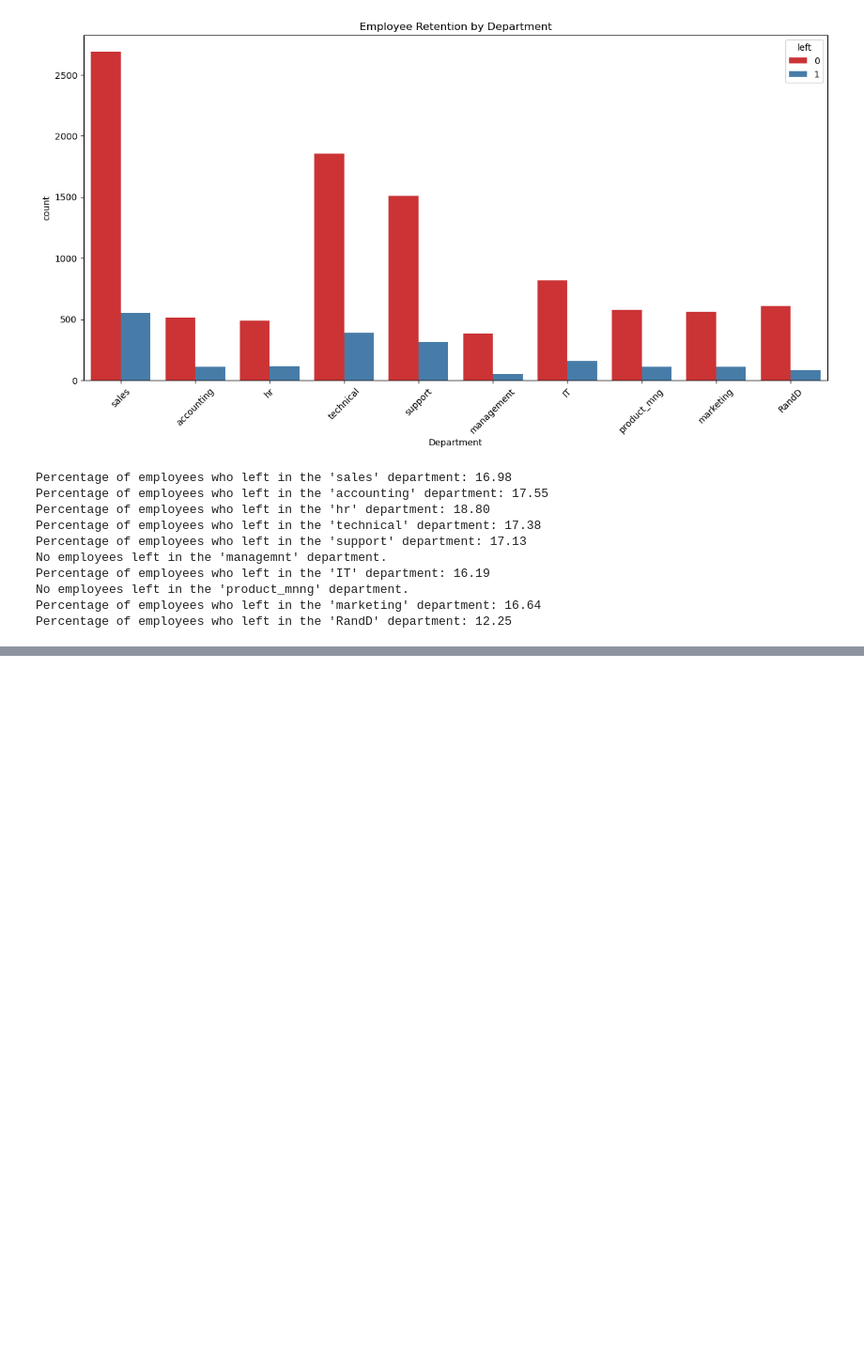
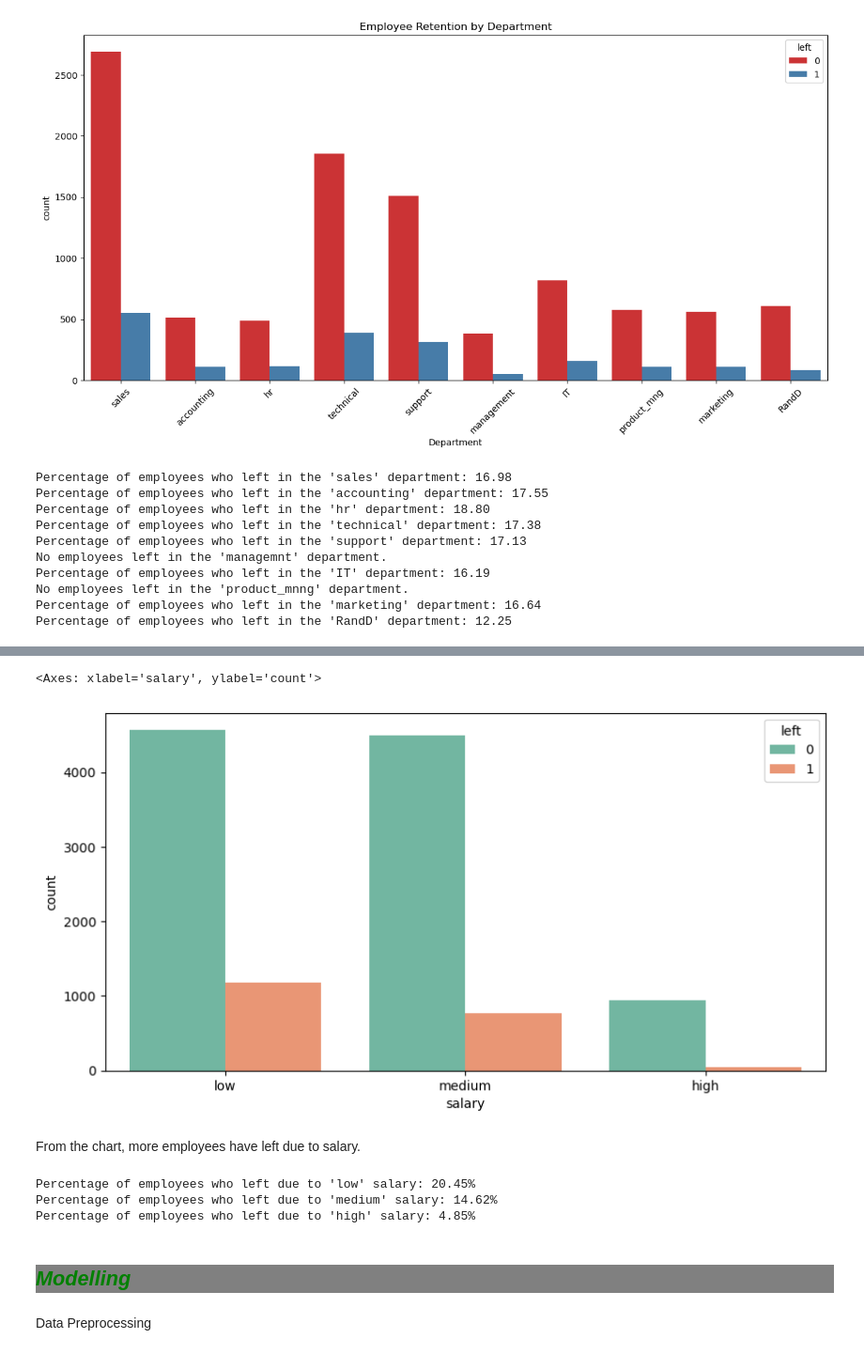
Before and after one commit to chuck-ankit/Python, a Jupyter notebook: Learning/08c_Logistic_Regression.ipynb, the cells around one changed output, grey strips where cells are left out. Shown at 94% size. Cells and saved outputs as stored; diff of their text form; code cells hidden in the pictures; blank space fills up the shorter version.

```diff
--- a/Learning/08c_Logistic_Regression.ipynb
+++ b/Learning/08c_Logistic_Regression.ipynb
@@ -221,0 +244,29 @@ From our analysis, it shows that more employees are leaving the 'HR' department
+# %%
+plt.figure(figsize = (10, 5))
+sns.countplot(x = 'salary' ,hue ='left' ,palette = "Set2" , data= df)
+# %% [output]
+<Axes: xlabel='salary', ylabel='count'>
+[figure, added]
+# %% [markdown]
+From the chart, more employees have left due to salary.
+# %%
+# List of salary you want to analyze
+salary_to_analyze = ['low', 'medium', 'high']
+
+for salary in salary_to_analyze:
+    salary_data = df[df['salary'] == salary]
+    left_counts = salary_data['left'].value_counts()
+
+    if 1 in left_counts:
+        percentage_of_1s = (left_counts[1] / len(salary_data)) * 100
+        print(f"Percentage of employees who left due to '{salary}' salary: {percentage_of_1s:.2f}%")
+    else:
+        print(f"No employees left in the '{salary}' salary.")
+# %% [output]
+Percentage of employees who left due to 'low' salary: 20.45%
+Percentage of employees who left due to 'medium' salary: 14.62%
+Percentage of employees who left due to 'high' salary: 4.85%
+# %% [markdown]
+<h2 style = "color: green; background-color:grey;"> <b> <i> Modelling </b> </i> </h2>
+# %% [markdown]
+Data Preprocessing
```
Also changed, not shown: parts of 29 cells of this notebook, 1 other file.
